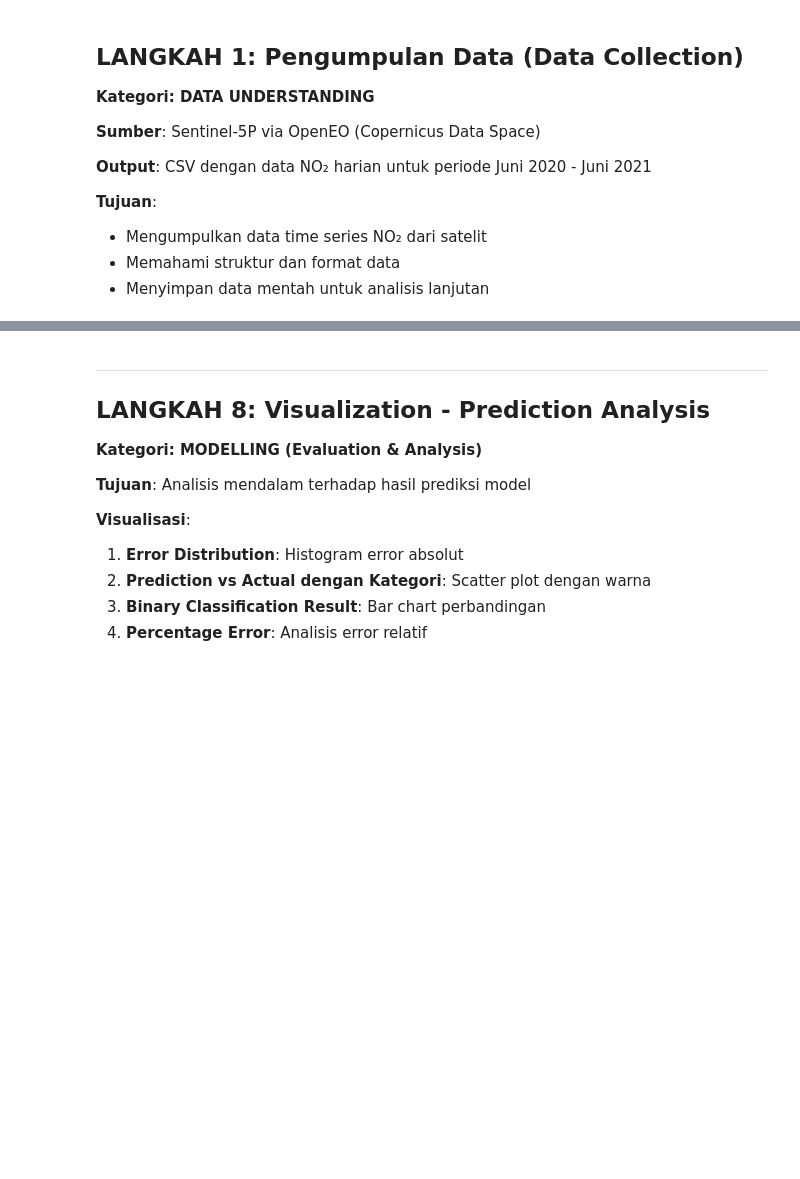
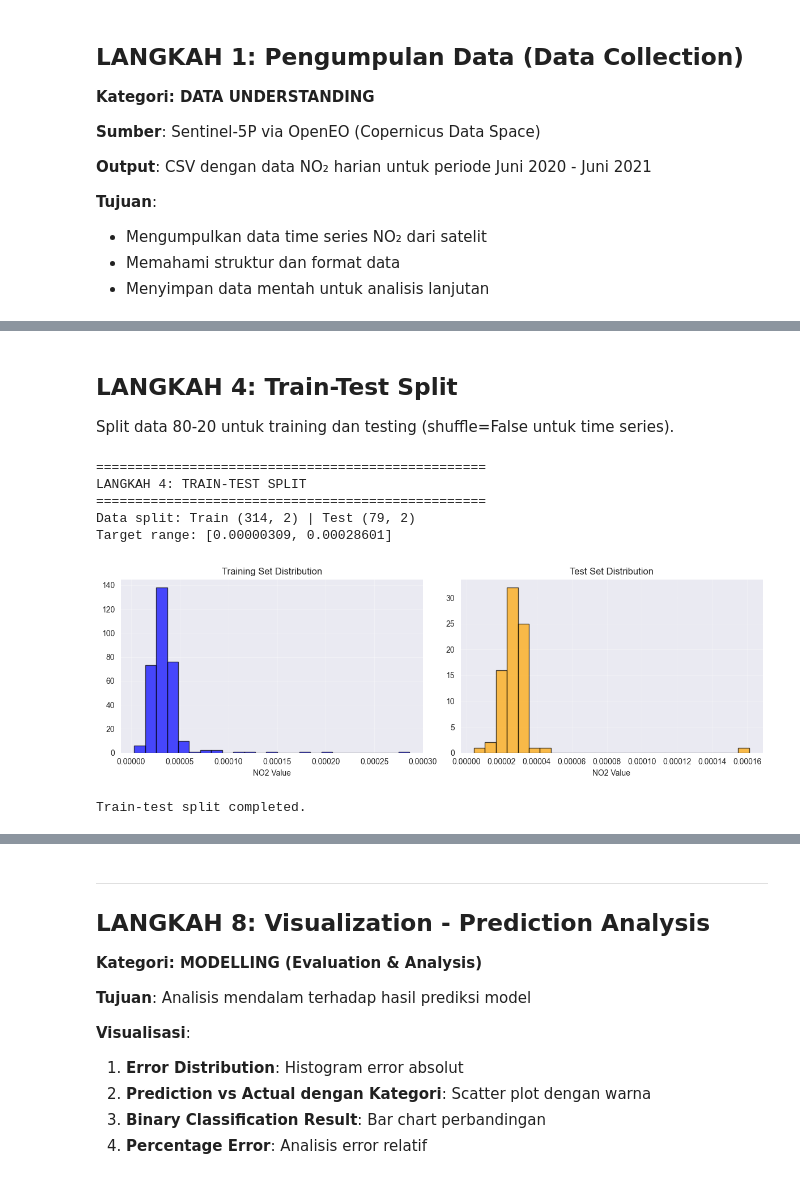
Before and after one commit to AchmadLutfi196/PSD, a Jupyter notebook: _sources/Prediksi Ambang Batas Aman NO2.ipynb, the cells around one changed output, grey strips where cells are left out. Cells and saved outputs as stored; diff of their text form; code cells hidden in the pictures; blank space fills up the shorter version.

```diff
--- a/_sources/Prediksi Ambang Batas Aman NO2.ipynb
+++ b/_sources/Prediksi Ambang Batas Aman NO2.ipynb
@@ -818,0 +390,47 @@ weighted avg       0.87      0.87      0.87        79
+# %% [markdown]
+## LANGKAH 4: Train-Test Split
+
+Split data 80-20 untuk training dan testing (shuffle=False untuk time series).
+# %%
+# LANGKAH 4: TRAIN-TEST SPLIT
+print("=" * 50)
+print("LANGKAH 4: TRAIN-TEST SPLIT")
+print("=" * 50)
+
+# Prepare features dan target
+X = supervised_df.iloc[:, :-1].values
+y = supervised_df.iloc[:, -1].values
+
+# Train-test split (shuffle=False for time series)
+X_train, X_test, y_train, y_test = train_test_split(
+    X, y, test_size=0.2, random_state=42, shuffle=False
+)
+
+print(f"Data split: Train {X_train.shape} | Test {X_test.shape}")
+print(f"Target range: [{y.min():.8f}, {y.max():.8f}]")
+
+# Visualisasi distribusi
+fig, (ax1, ax2) = plt.subplots(1, 2, figsize=(12, 4))
+
+ax1.hist(y_train, bins=25, alpha=0.7, color="blue", edgecolor="black")
+ax1.set_title("Training Set Distribution")
+ax1.set_xlabel("NO2 Value")
+ax1.grid(True, alpha=0.3)
+
+ax2.hist(y_test, bins=25, alpha=0.7, color="orange", edgecolor="black")
+ax2.set_title("Test Set Distribution")
+ax2.set_xlabel("NO2 Value")
+ax2.grid(True, alpha=0.3)
+
+plt.tight_layout()
+plt.show()
+
+print("Train-test split completed.")
+# %% [output]
+==================================================
+LANGKAH 4: TRAIN-TEST SPLIT
+==================================================
+Data split: Train (314, 2) | Test (79, 2)
+Target range: [0.00000309, 0.00028601]
+[figure, added]
+Train-test split completed.
```
Also changed, not shown: parts of 40 cells of this notebook, 47 other files.
